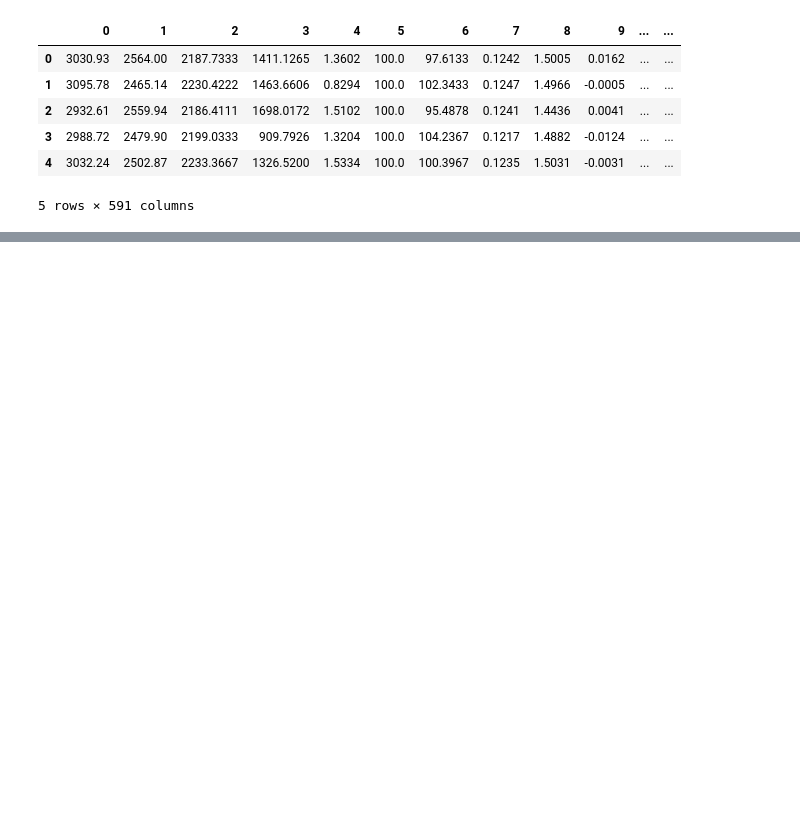
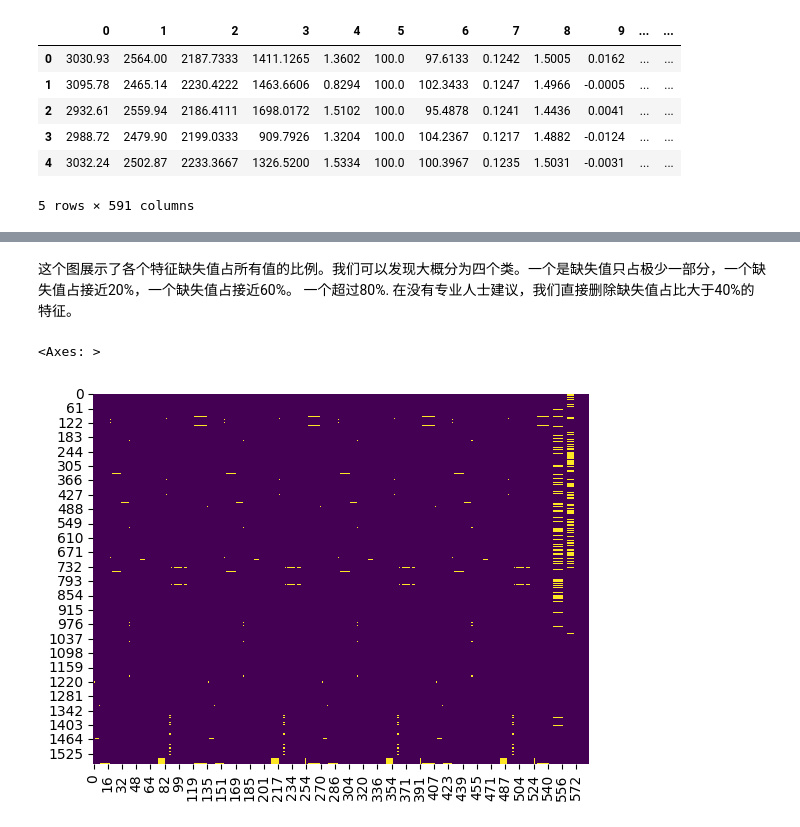
Before and after one commit to sdsc-bw/sdsc_blog, a Jupyter notebook: Use case3 - feature selection uci-secom.ipynb, the cells around one changed output, grey strips where cells are left out. Drawn from its saved outputs; the diff is of its cells as text; code cells hidden in the pictures; blank space fills up the shorter version.

```diff
--- a/Use case3 - feature selection uci-secom.ipynb
+++ b/Use case3 - feature selection uci-secom.ipynb
@@ -95,0 +118,8 @@ profile
+# %% [markdown]
+这个图展示了各个特征缺失值占所有值的比例。我们可以发现大概分为四个类。一个是缺失值只占极少一部分，一个缺失值占接近20%，一个缺失值占接近60%。 一个超过80%. 在没有专业人士建议，我们直接删除缺失值占比大于40%的特征。
+# %%
+df = df.loc[:, missing_percentage < 40]
+sns.heatmap(df.isna(), cbar = False, cmap = 'viridis')
+# %% [output]
+<Axes: >
+[figure, added]
```
Also changed, not shown: parts of 16 cells of this notebook.
